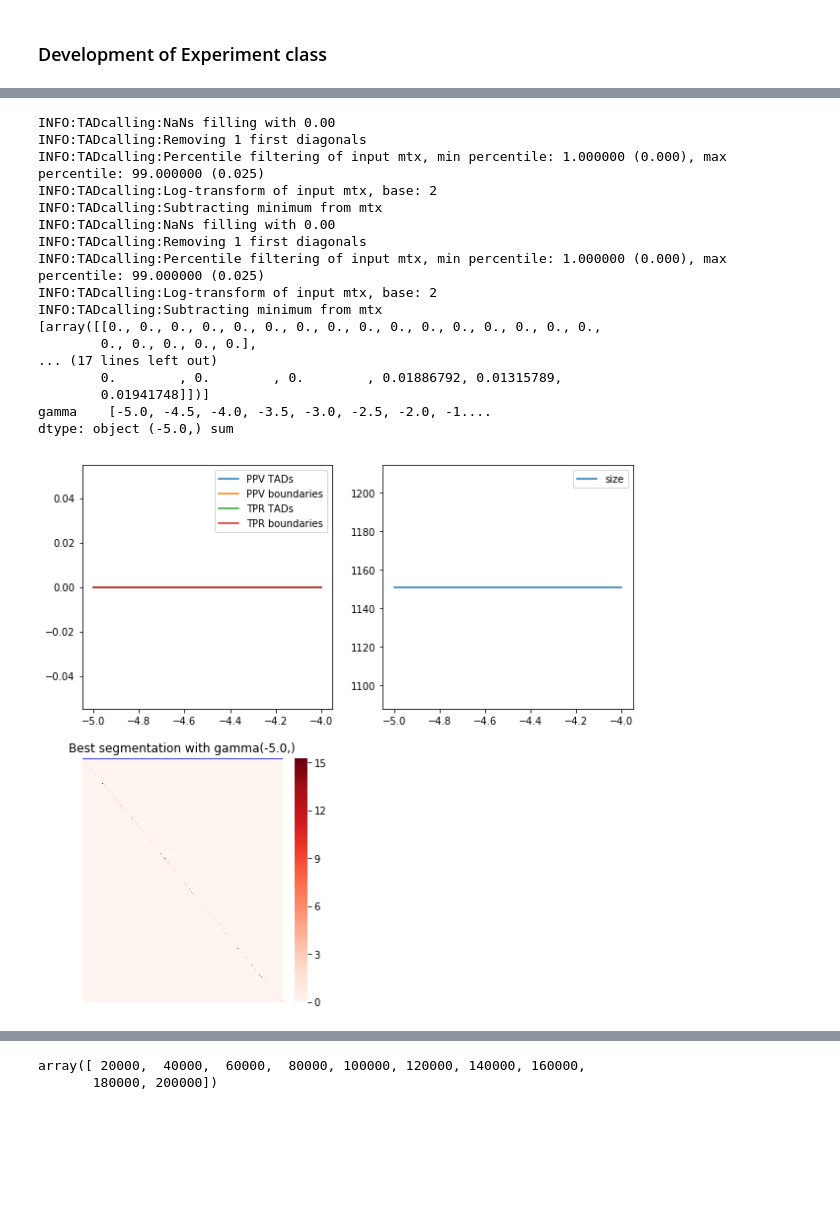
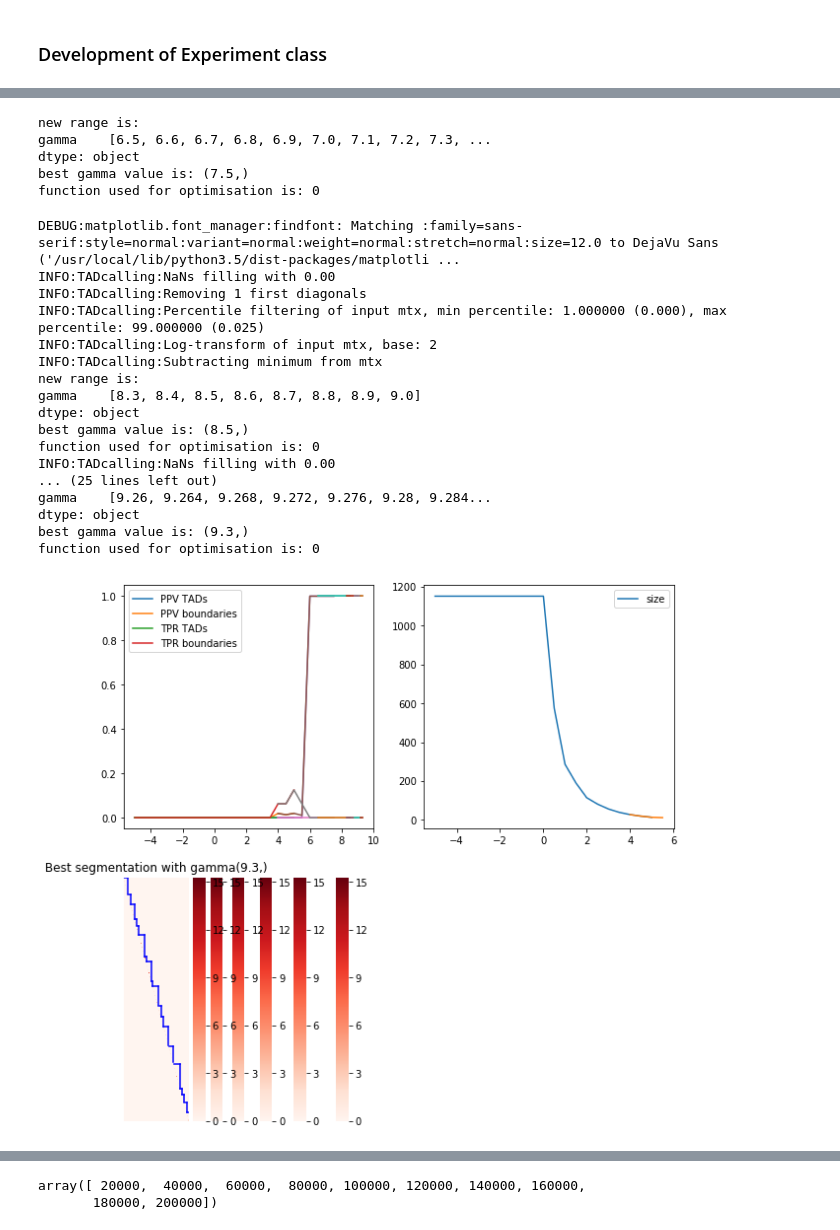
Before and after one commit to dmitrymyl/TADselect, a Jupyter notebook: examples/test.ipynb, the cells around one changed output, grey strips where cells are left out. Saved outputs shown, nothing was run; the diff lists cells and outputs as text; code cells hidden in the pictures; blank space fills up the shorter version.

```diff
--- a/examples/test.ipynb
+++ b/examples/test.ipynb
@@ -994,22 +864 @@ exp5 = Experiment(['S2_rep1', 'S2_rep2'], ['../data/S2.20000.cool', '../data/S2.
-# %%
-exp5.call(mode='gradient-selection')
-# %% [output]
-INFO:TADcalling:NaNs filling with 0.00
-INFO:TADcalling:Removing 1 first diagonals
-INFO:TADcalling:Percentile filtering of input mtx, min percentile: 1.000000 (0.000), max percentile: 99.000000 (0.025)
-INFO:TADcalling:Log-transform of input mtx, base: 2
-INFO:TADcalling:Subtracting minimum from mtx
-INFO:TADcalling:NaNs filling with 0.00
-INFO:TADcalling:Removing 1 first diagonals
-INFO:TADcalling:Percentile filtering of input mtx, min percentile: 1.000000 (0.000), max percentile: 99.000000 (0.025)
-INFO:TADcalling:Log-transform of input mtx, base: 2
-INFO:TADcalling:Subtracting minimum from mtx
-[array([[0., 0., 0., 0., 0., 0., 0., 0., 0., 0., 0., 0., 0., 0., 0., 0.,
-        0., 0., 0., 0., 0.],
-... (17 lines left out)
-        0.        , 0.        , 0.        , 0.01886792, 0.01315789,
-        0.01941748]])]
-gamma    [-5.0, -4.5, -4.0, -3.5, -3.0, -2.5, -2.0, -1....
-dtype: object (-5.0,) sum
-[figure, removed]
 # %%
@@ -1019,0 +869,3 @@ insconv = Experiment(['S2_rep1', 'S2_rep2'], ['../data/S2.20000.cool', '../data/
+# %%
+lavasim.bestparams()
+# %% [output]
@@ -1020,3 +888,26 @@ insconv = Experiment(['S2_rep1', 'S2_rep2'], ['../data/S2.20000.cool', '../data/
+new range is:
+gamma    [6.5, 6.6, 6.7, 6.8, 6.9, 7.0, 7.1, 7.2, 7.3, ...
+dtype: object
+best gamma value is: (7.5,)
+function used for optimisation is: 0
+DEBUG:matplotlib.font_manager:findfont: Matching :family=sans-serif:style=normal:variant=normal:weight=normal:stretch=normal:size=12.0 to DejaVu Sans ('/usr/local/lib/python3.5/dist-packages/matplotli ...
+INFO:TADcalling:NaNs filling with 0.00
+INFO:TADcalling:Removing 1 first diagonals
+INFO:TADcalling:Percentile filtering of input mtx, min percentile: 1.000000 (0.000), max percentile: 99.000000 (0.025)
+INFO:TADcalling:Log-transform of input mtx, base: 2
+INFO:TADcalling:Subtracting minimum from mtx
+new range is:
+gamma    [8.3, 8.4, 8.5, 8.6, 8.7, 8.8, 8.9, 9.0]
+dtype: object
+best gamma value is: (8.5,)
+function used for optimisation is: 0
+INFO:TADcalling:NaNs filling with 0.00
+... (25 lines left out)
+gamma    [9.26, 9.264, 9.268, 9.272, 9.276, 9.28, 9.284...
+dtype: object
+best gamma value is: (9.3,)
+function used for optimisation is: 0
+[figure, added]
 # %%
 lavasim.call(mode='primary')
 # %% [output]
```
Also changed, not shown: parts of 17 cells of this notebook, 1 other file.
